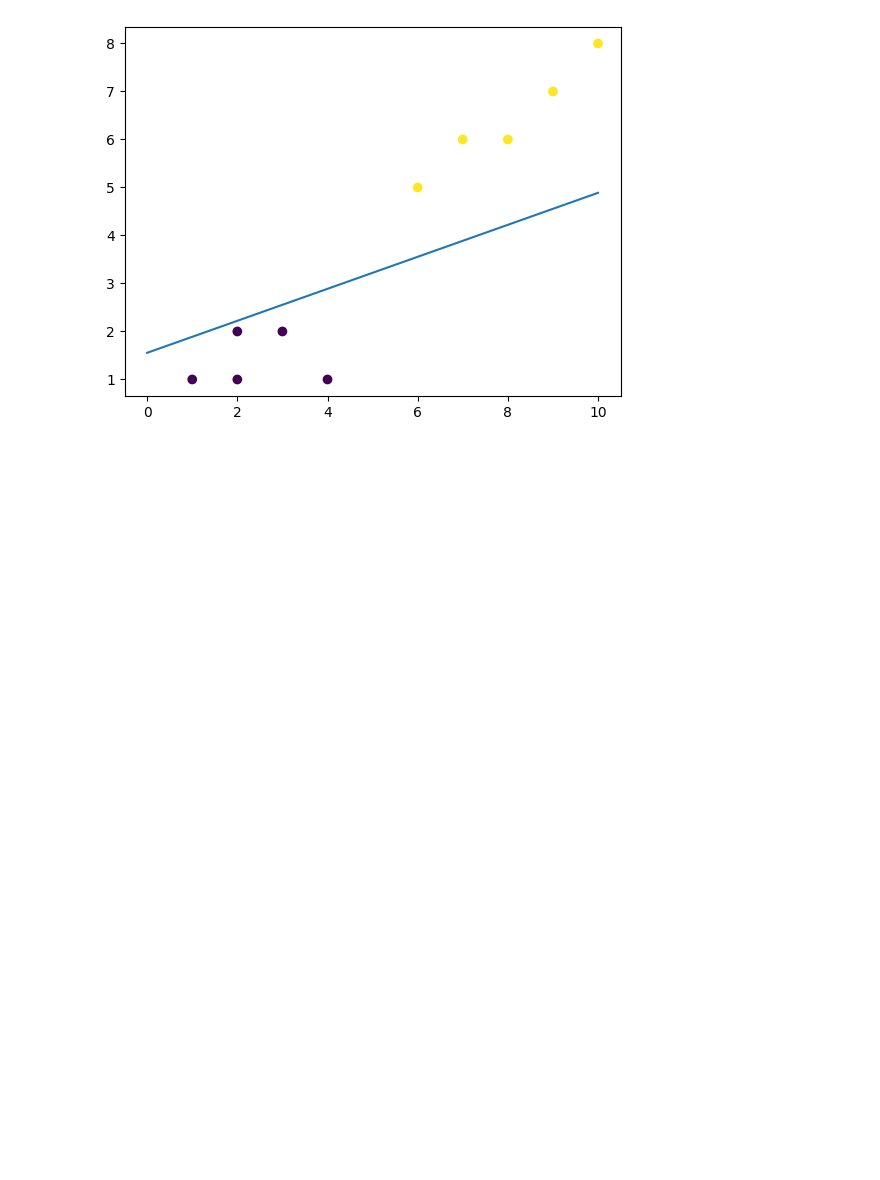
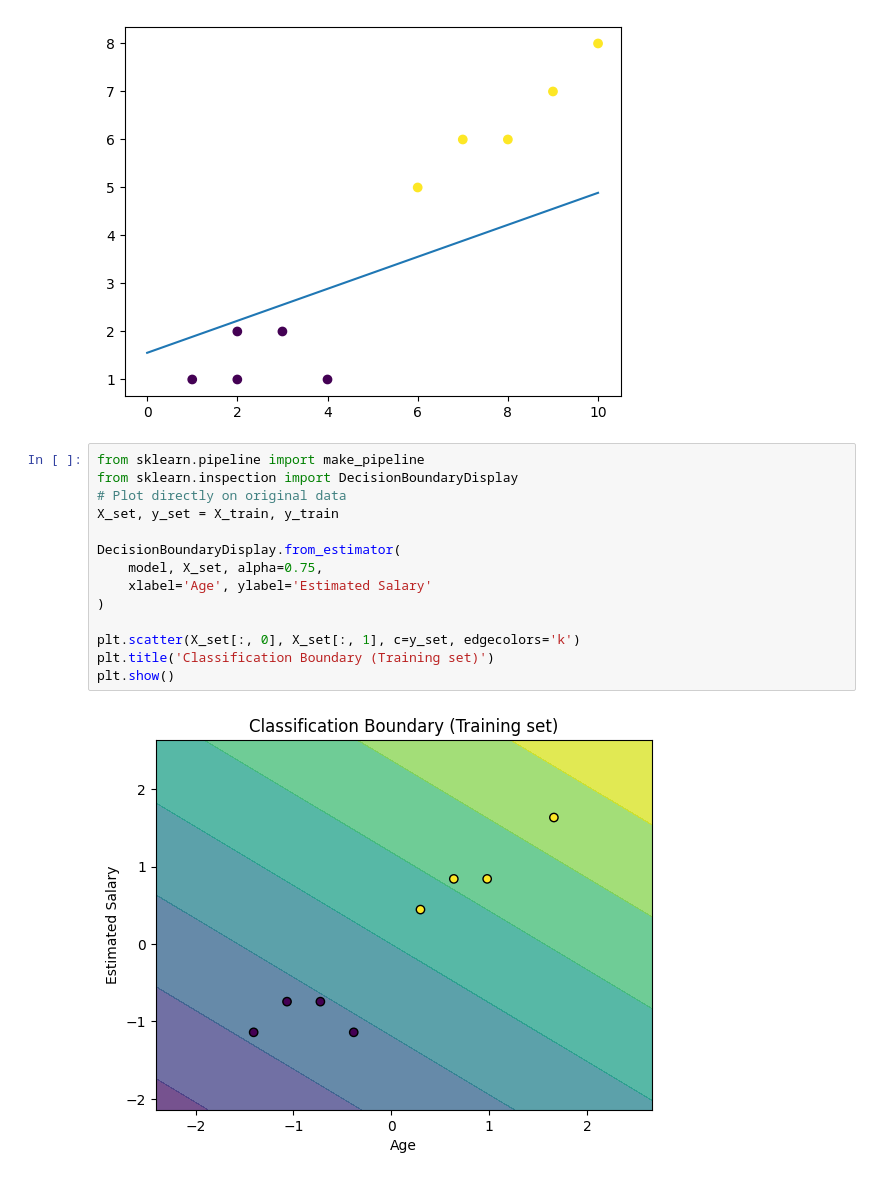
Before and after one commit to Thusyya-Vardhan/ML_Lab, a Jupyter notebook: 1_perceptron.ipynb, the cells around one changed output. Saved outputs shown, nothing was run; the diff lists cells and outputs as text; blank space fills up the shorter version.

```diff
--- a/1_perceptron.ipynb
+++ b/1_perceptron.ipynb
@@ -40,3 +40,19 @@ plt.plot(x,y_line)
 # %% [output]
 [<matplotlib.lines.Line2D at 0x...>]
 [figure]
+# %%
+from sklearn.pipeline import make_pipeline
+from sklearn.inspection import DecisionBoundaryDisplay
+# Plot directly on original data
+X_set, y_set = X_train, y_train
+
+DecisionBoundaryDisplay.from_estimator(
+    model, X_set, alpha=0.75,
+    xlabel='Age', ylabel='Estimated Salary'
+)
+
+plt.scatter(X_set[:, 0], X_set[:, 1], c=y_set, edgecolors='k')
+plt.title('Classification Boundary (Training set)')
+plt.show()
+# %% [output]
+[figure, added]
```
Also changed, not shown: 4 other files.
